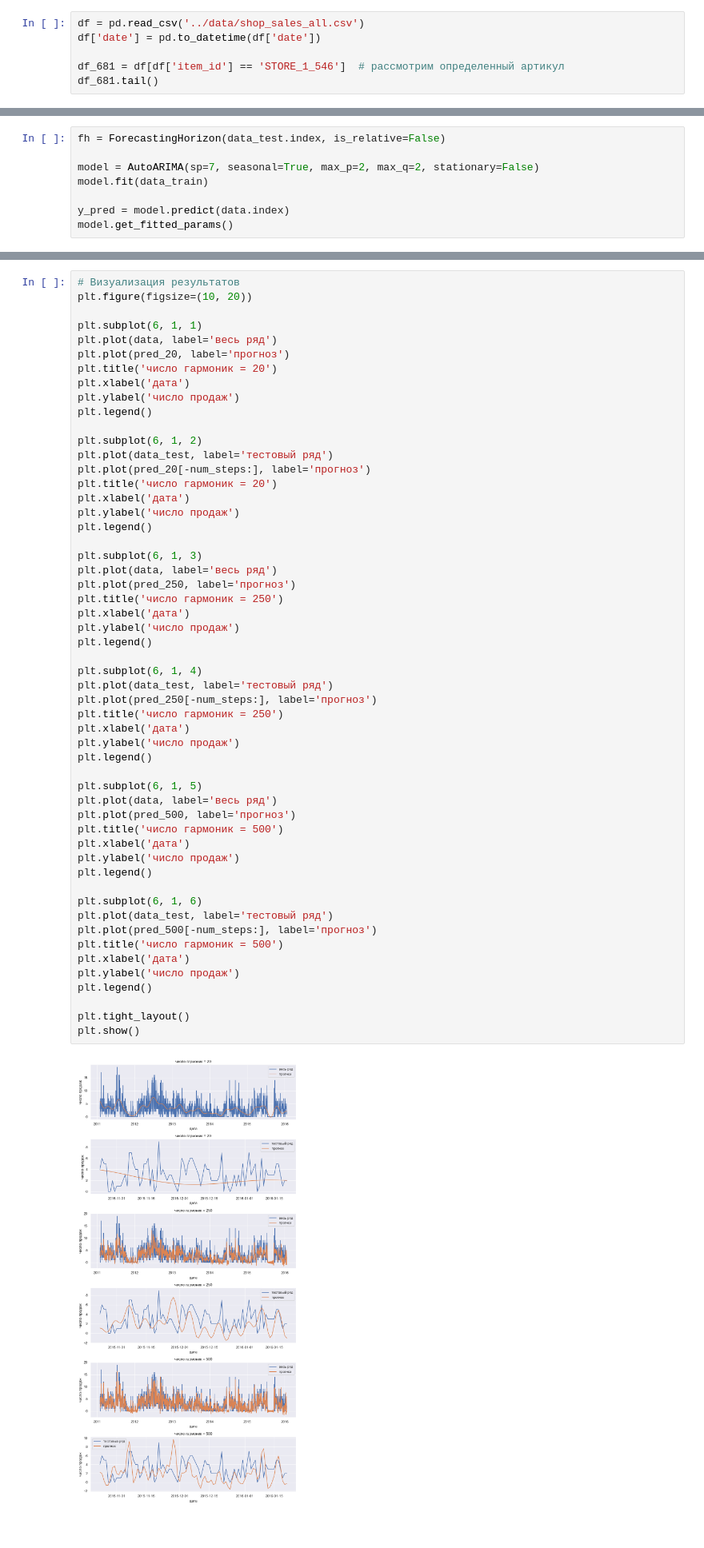
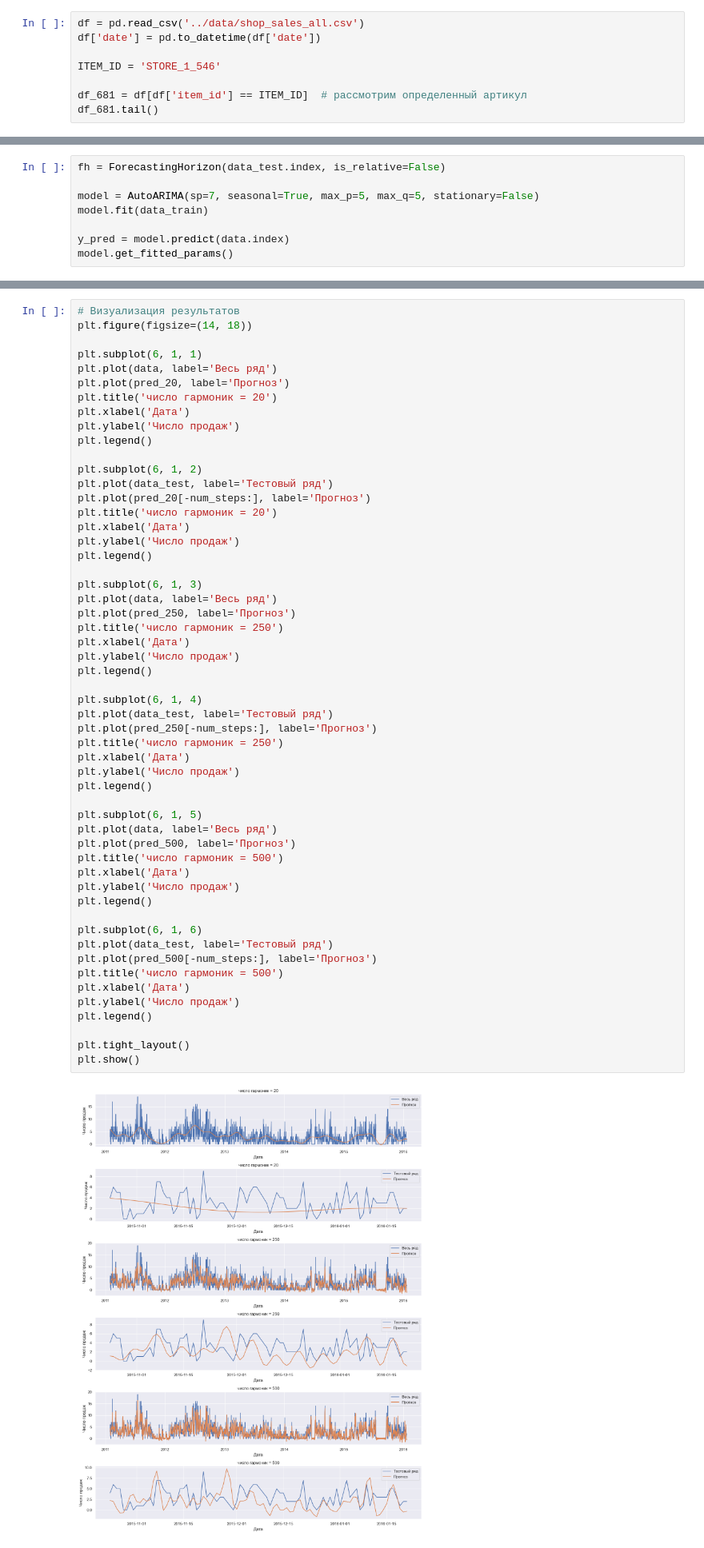
Before and after one commit to qw1zzard/itmo_timeseries, a Jupyter notebook: notebooks/test_models.ipynb, the cells around one changed output, grey strips where cells are left out. Shown at 80% size. Cells and saved outputs as stored; diff of their text form; blank space fills up the shorter version.

```diff
--- a/notebooks/test_models.ipynb
+++ b/notebooks/test_models.ipynb
@@ -108,6 +102,8 @@ def fourier_extrapolation(x, n_predict, n_harm=20, inner_freq=1.0) -> np.ndarray
 df = pd.read_csv('../data/shop_sales_all.csv')
 df['date'] = pd.to_datetime(df['date'])
 
-df_681 = df[df['item_id'] == 'STORE_1_546']  # рассмотрим определенный артикул
+ITEM_ID = 'STORE_1_546'
+
+df_681 = df[df['item_id'] == ITEM_ID]  # рассмотрим определенный артикул
 df_681.tail()
 # %% [output]
@@ -169,7 +158,7 @@ ADF: (True, 0.0001501138331046137)
 # %%
 fh = ForecastingHorizon(data_test.index, is_relative=False)
 
-model = AutoARIMA(sp=7, seasonal=True, max_p=2, max_q=2, stationary=False)
+model = AutoARIMA(sp=7, seasonal=True, max_p=5, max_q=5, stationary=False)
 model.fit(data_train)
 
 y_pred = model.predict(data.index)
@@ -259,60 +250,60 @@ pred_500.columns = trend_pred.columns  # type: ignore
 pred_500 = pred_500 + trend
 # %%
 # Визуализация результатов
-plt.figure(figsize=(10, 20))
+plt.figure(figsize=(14, 18))
 
 plt.subplot(6, 1, 1)
-plt.plot(data, label='весь ряд')
-plt.plot(pred_20, label='прогноз')
+plt.plot(data, label='Весь ряд')
+plt.plot(pred_20, label='Прогноз')
 plt.title('число гармоник = 20')
-plt.xlabel('дата')
-plt.ylabel('число продаж')
+plt.xlabel('Дата')
+plt.ylabel('Число продаж')
 plt.legend()
 
 plt.subplot(6, 1, 2)
-plt.plot(data_test, label='тестовый ряд')
-plt.plot(pred_20[-num_steps:], label='прогноз')
+plt.plot(data_test, label='Тестовый ряд')
+plt.plot(pred_20[-num_steps:], label='Прогноз')
 plt.title('число гармоник = 20')
-plt.xlabel('дата')
-plt.ylabel('число продаж')
+plt.xlabel('Дата')
+plt.ylabel('Число продаж')
 plt.legend()
 
 plt.subplot(6, 1, 3)
-plt.plot(data, label='весь ряд')
-plt.plot(pred_250, label='прогноз')
+plt.plot(data, label='Весь ряд')
+plt.plot(pred_250, label='Прогноз')
 plt.title('число гармоник = 250')
-plt.xlabel('дата')
-plt.ylabel('число продаж')
+plt.xlabel('Дата')
+plt.ylabel('Число продаж')
 plt.legend()
 
 plt.subplot(6, 1, 4)
-plt.plot(data_test, label='тестовый ряд')
-plt.plot(pred_250[-num_steps:], label='прогноз')
+plt.plot(data_test, label='Тестовый ряд')
+plt.plot(pred_250[-num_steps:], label='Прогноз')
 plt.title('число гармоник = 250')
-plt.xlabel('дата')
-plt.ylabel('число продаж')
+plt.xlabel('Дата')
+plt.ylabel('Число продаж')
 plt.legend()
 
 plt.subplot(6, 1, 5)
-plt.plot(data, label='весь ряд')
-plt.plot(pred_500, label='прогноз')
+plt.plot(data, label='Весь ряд')
+plt.plot(pred_500, label='Прогноз')
 plt.title('число гармоник = 500')
-plt.xlabel('дата')
-plt.ylabel('число продаж')
+plt.xlabel('Дата')
+plt.ylabel('Число продаж')
 plt.legend()
 
 plt.subplot(6, 1, 6)
-plt.plot(data_test, label='тестовый ряд')
-plt.plot(pred_500[-num_steps:], label='прогноз')
+plt.plot(data_test, label='Тестовый ряд')
+plt.plot(pred_500[-num_steps:], label='Прогноз')
 plt.title('число гармоник = 500')
-plt.xlabel('дата')
-plt.ylabel('число продаж')
+plt.xlabel('Дата')
+plt.ylabel('Число продаж')
 plt.legend()
 
 plt.tight_layout()
 plt.show()
 # %% [output]
-[figure, old version]
+[figure, new version]
 # %%
 fourier_rep = metrics_report(data_test, pred_500[-num_steps:])
 fourier_rep.columns = ['Fourier']
```
Also changed, not shown: parts of 24 cells of this notebook, 1 other file.
